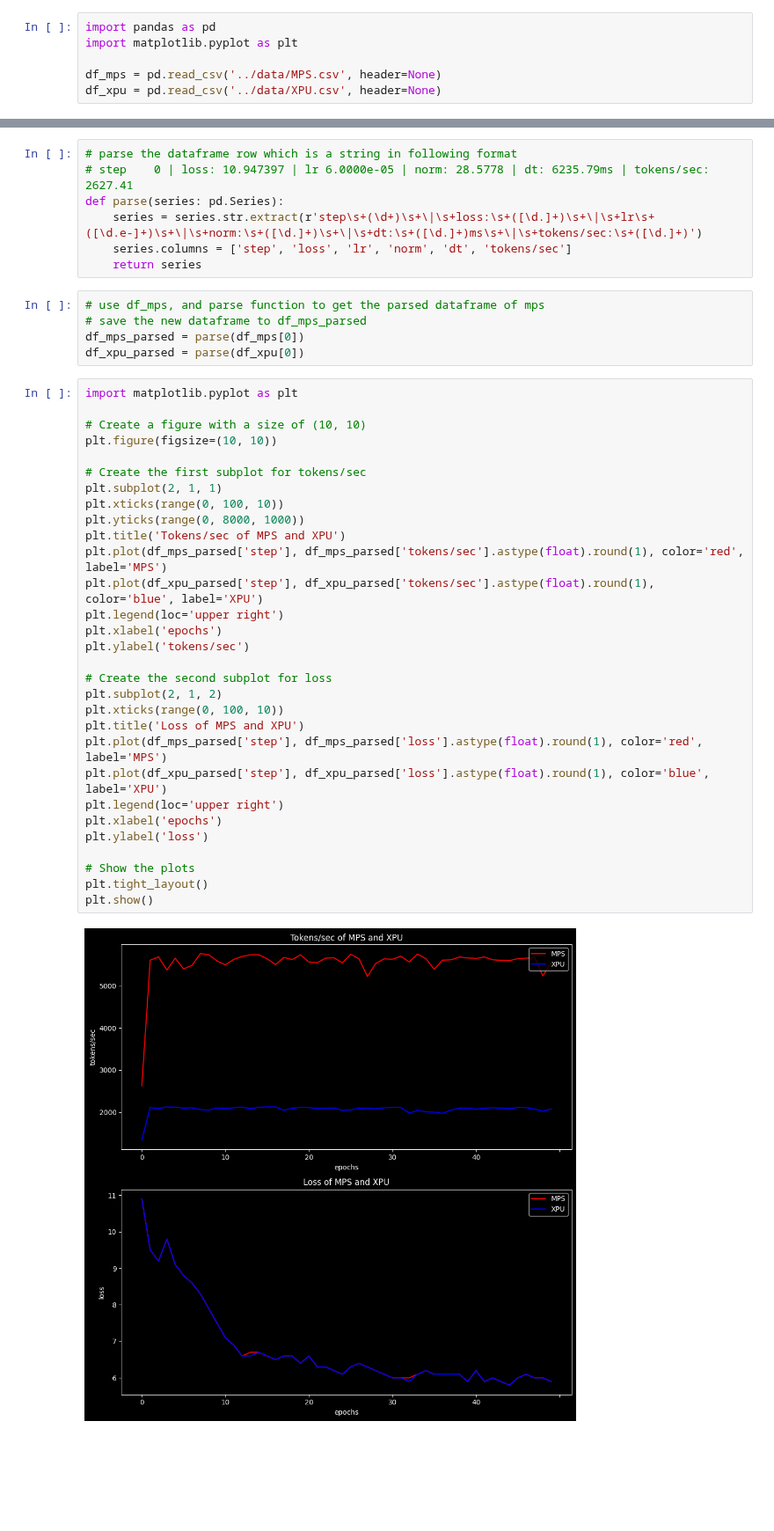
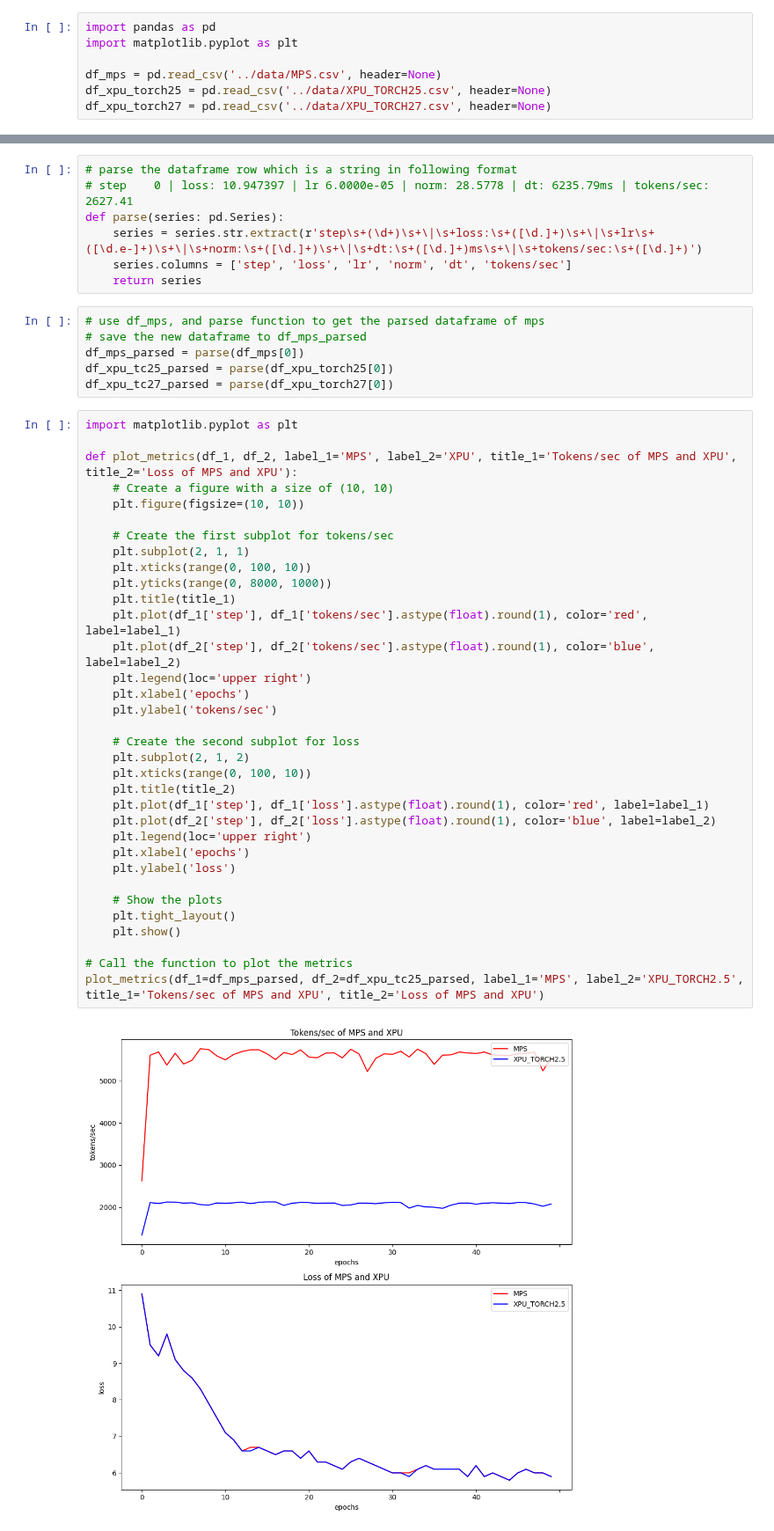
Before and after one commit to yingding/llm-train, a Jupyter notebook: gpt-2/eval/eval.ipynb, the cells around one changed output, grey strips where cells are left out. Shown at 88% size. Saved outputs shown, nothing was run; the diff lists cells and outputs as text; blank space fills up the shorter version.

Commit message:
update on torch 2.7 vs torch2.5 performance comparison on XPU

```diff
--- a/gpt-2/eval/eval.ipynb
+++ b/gpt-2/eval/eval.ipynb
@@ -3,7 +3,8 @@ import pandas as pd
 import matplotlib.pyplot as plt
 
 df_mps = pd.read_csv('../data/MPS.csv', header=None)
-df_xpu = pd.read_csv('../data/XPU.csv', header=None)
+df_xpu_torch25 = pd.read_csv('../data/XPU_TORCH25.csv', header=None)
+df_xpu_torch27 = pd.read_csv('../data/XPU_TORCH27.csv', header=None)
 # %%
 df_mps
 # %% [output]
@@ -35,36 +36,41 @@ def parse(series: pd.Series):
 # use df_mps, and parse function to get the parsed dataframe of mps
 # save the new dataframe to df_mps_parsed
 df_mps_parsed = parse(df_mps[0])
-df_xpu_parsed = parse(df_xpu[0])
+df_xpu_tc25_parsed = parse(df_xpu_torch25[0])
+df_xpu_tc27_parsed = parse(df_xpu_torch27[0])
 # %%
 import matplotlib.pyplot as plt
 
-# Create a figure with a size of (10, 10)
-plt.figure(figsize=(10, 10))
+def plot_metrics(df_1, df_2, label_1='MPS', label_2='XPU', title_1='Tokens/sec of MPS and XPU', title_2='Loss of MPS and XPU'):
+    # Create a figure with a size of (10, 10)
+    plt.figure(figsize=(10, 10))
 
-# Create the first subplot for tokens/sec
-plt.subplot(2, 1, 1)
-plt.xticks(range(0, 100, 10))
-plt.yticks(range(0, 8000, 1000))
-plt.title('Tokens/sec of MPS and XPU')
-plt.plot(df_mps_parsed['step'], df_mps_parsed['tokens/sec'].astype(float).round(1), color='red', label='MPS')
-plt.plot(df_xpu_parsed['step'], df_xpu_parsed['tokens/sec'].astype(float).round(1), color='blue', label='XPU')
-plt.legend(loc='upper right')
-plt.xlabel('epochs')
-plt.ylabel('tokens/sec')
+    # Create the first subplot for tokens/sec
+    plt.subplot(2, 1, 1)
+    plt.xticks(range(0, 100, 10))
+    plt.yticks(range(0, 8000, 1000))
+    plt.title(title_1)
+    plt.plot(df_1['step'], df_1['tokens/sec'].astype(float).round(1), color='red', label=label_1)
+    plt.plot(df_2['step'], df_2['tokens/sec'].astype(float).round(1), color='blue', label=label_2)
+    plt.legend(loc='upper right')
+    plt.xlabel('epochs')
+    plt.ylabel('tokens/sec')
 
-# Create the second subplot for loss
-plt.subplot(2, 1, 2)
-plt.xticks(range(0, 100, 10))
-plt.title('Loss of MPS and XPU')
-plt.plot(df_mps_parsed['step'], df_mps_parsed['loss'].astype(float).round(1), color='red', label='MPS')
-plt.plot(df_xpu_parsed['step'], df_xpu_parsed['loss'].astype(float).round(1), color='blue', label='XPU')
-plt.legend(loc='upper right')
-plt.xlabel('epochs')
-plt.ylabel('loss')
+    # Create the second subplot for loss
+    plt.subplot(2, 1, 2)
+    plt.xticks(range(0, 100, 10))
+    plt.title(title_2)
+    plt.plot(df_1['step'], df_1['loss'].astype(float).round(1), color='red', label=label_1)
+    plt.plot(df_2['step'], df_2['loss'].astype(float).round(1), color='blue', label=label_2)
+    plt.legend(loc='upper right')
+    plt.xlabel('epochs')
+    plt.ylabel('loss')
 
-# Show the plots
-plt.tight_layout()
-plt.show()
+    # Show the plots
+    plt.tight_layout()
+    plt.show()
+
+# Call the function to plot the metrics
+plot_metrics(df_1=df_mps_parsed, df_2=df_xpu_tc25_parsed, label_1='MPS', label_2='XPU_TORCH2.5', title_1='Tokens/sec of MPS and XPU', title_2='Loss of MPS and XPU')
 # %% [output]
-[figure, old version]
+[figure, new version]
```
Also changed, not shown: parts of 3 cells of this notebook, 1 other file.
